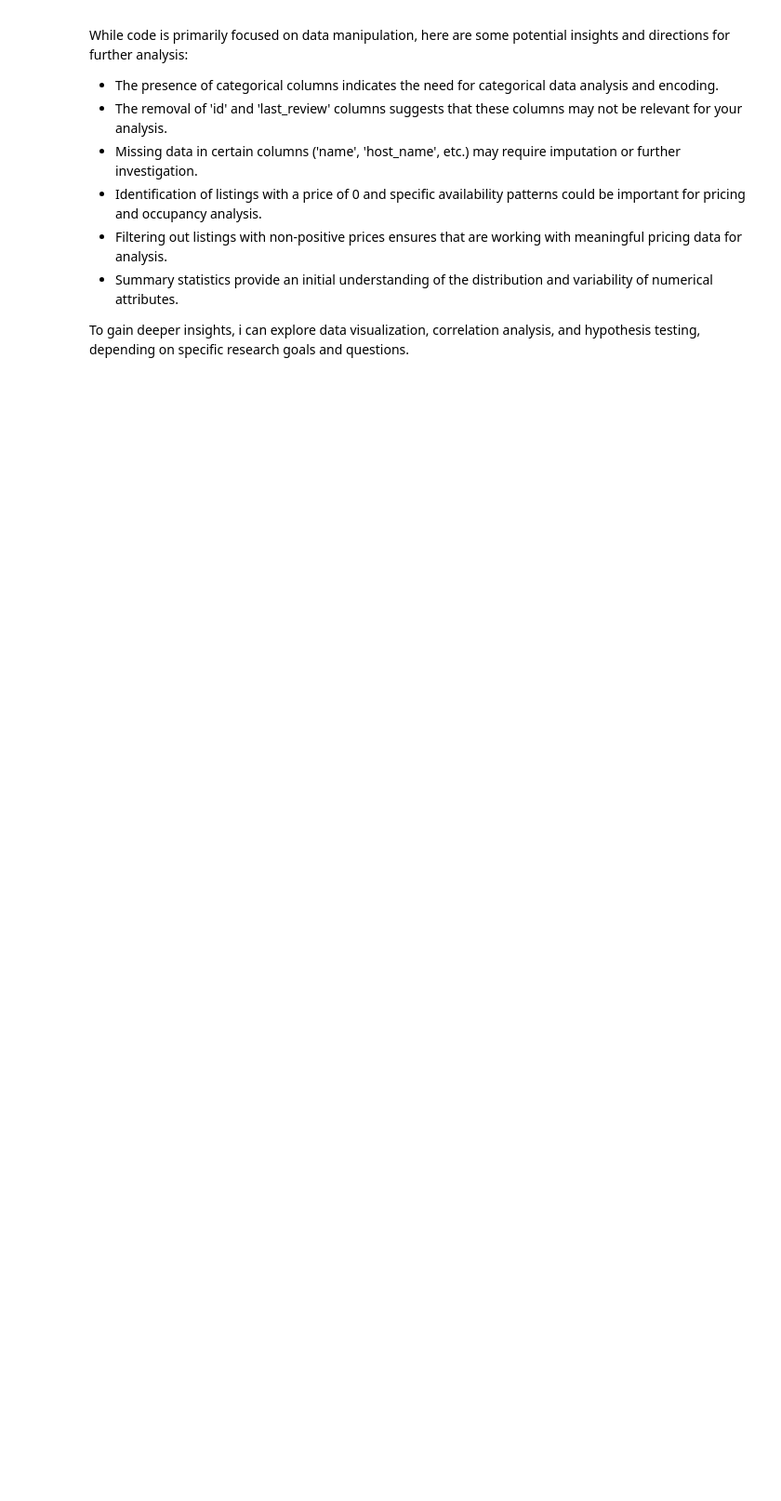
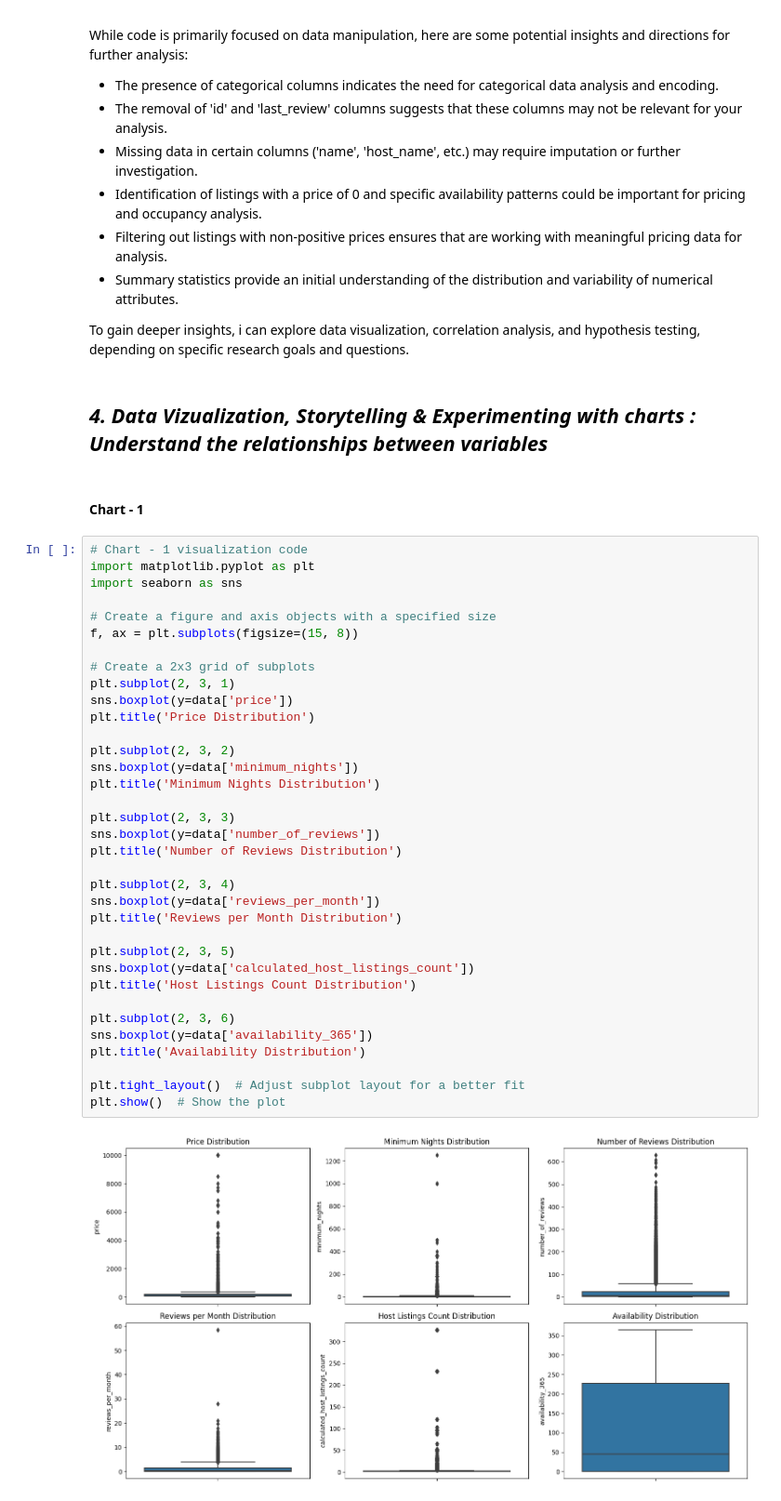
Before and after one commit to tusharrkharkar/project1, a Jupyter notebook: Copy_of_tusharkharkarp1.ipynb, the cells around one changed output. Shown: that part at 93% size. Cells and saved outputs as stored; diff of their text form; blank space fills up the shorter version.

```diff
--- a/Copy_of_tusharkharkarp1.ipynb
+++ b/Copy_of_tusharkharkarp1.ipynb
@@ -649,3 +649,44 @@ While  code is primarily focused on data manipulation, here are some potential i
 - Summary statistics provide an initial understanding of the distribution and variability of numerical attributes.
 
 To gain deeper insights, i can explore data visualization, correlation analysis, and hypothesis testing, depending on  specific research goals and questions.
+# %% [markdown]
+## ***4. Data Vizualization, Storytelling & Experimenting with charts : Understand the relationships between variables***
+# %% [markdown]
+#### Chart - 1
+# %%
+# Chart - 1 visualization code
+import matplotlib.pyplot as plt
+import seaborn as sns
+
+# Create a figure and axis objects with a specified size
+f, ax = plt.subplots(figsize=(15, 8))
+
+# Create a 2x3 grid of subplots
+plt.subplot(2, 3, 1)
+sns.boxplot(y=data['price'])
+plt.title('Price Distribution')
+
+plt.subplot(2, 3, 2)
+sns.boxplot(y=data['minimum_nights'])
+plt.title('Minimum Nights Distribution')
+
+plt.subplot(2, 3, 3)
+sns.boxplot(y=data['number_of_reviews'])
+plt.title('Number of Reviews Distribution')
+
+plt.subplot(2, 3, 4)
+sns.boxplot(y=data['reviews_per_month'])
+plt.title('Reviews per Month Distribution')
+
+plt.subplot(2, 3, 5)
+sns.boxplot(y=data['calculated_host_listings_count'])
+plt.title('Host Listings Count Distribution')
+
+plt.subplot(2, 3, 6)
+sns.boxplot(y=data['availability_365'])
+plt.title('Availability Distribution')
+
+plt.tight_layout()  # Adjust subplot layout for a better fit
+plt.show()  # Show the plot
+# %% [output]
+[figure, added]
```
Also changed, not shown: parts of 16 cells of this notebook.
